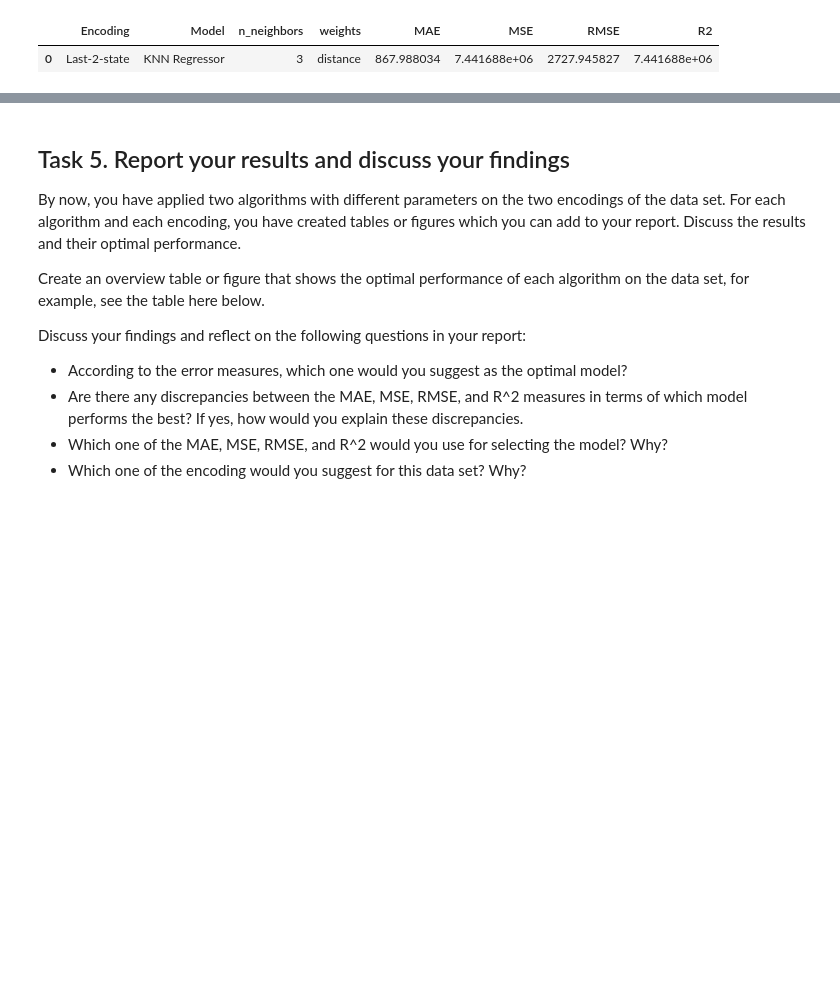
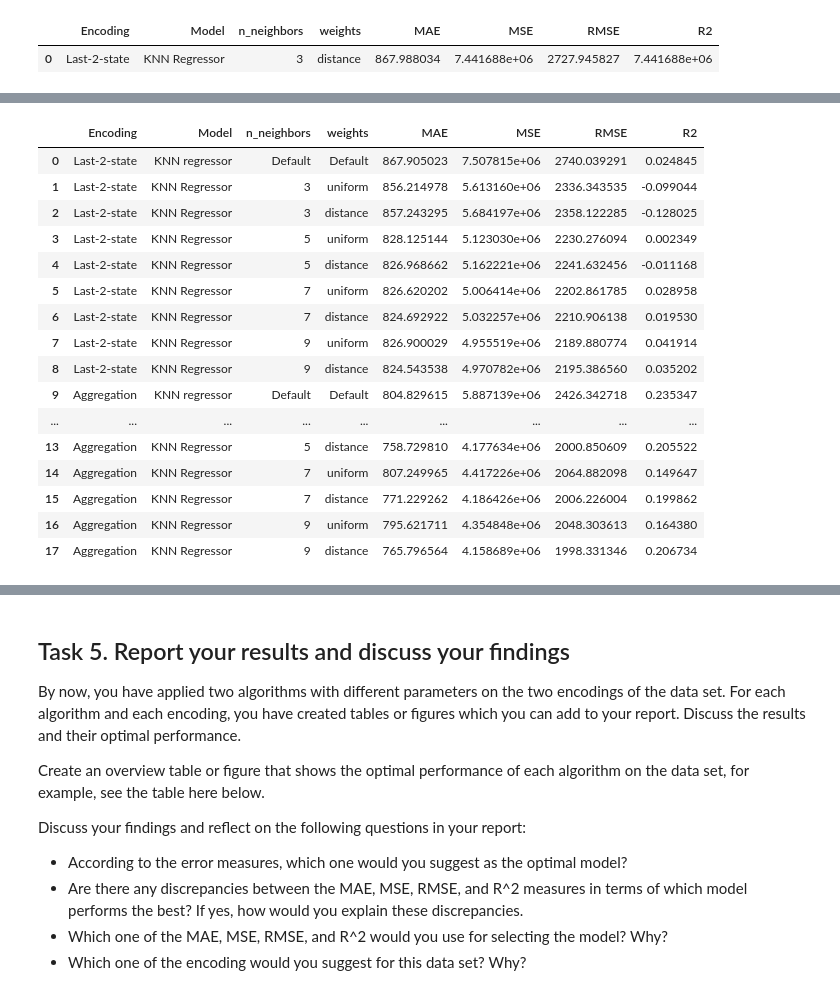
Before and after one commit to MacSuperior/APML-2, a Jupyter notebook: daniel-exploration2.ipynb, the cells around one changed output, grey strips where cells are left out. Cells and saved outputs as stored; diff of their text form; code cells hidden in the pictures; blank space fills up the shorter version.

```diff
--- a/daniel-exploration2.ipynb
+++ b/daniel-exploration2.ipynb
@@ -125,3 +126,0 @@ for column in data_sepsis:
-# %%
-for column in data_sepsis.columns:
-    print(data_sepsis[column].value_counts())
@@ -174,0 +242,12 @@ Try to find out what factors seem to determine whether an instance is an outlier
+# %%
+# Question 1: medical guidelines There are two time rules specified by the sepsis guideline:
+# 1. between ER Sepsis Triage and IV Antibiotics should be less than 1 hour,
+# 2. between ER Sepsis Triage and LacticAcid should be less than 3 hours.
+
+# PER CASE ID : CHECK HOE GROOT GEM. TIJD IS TUSSEN ER SEPSIS TRIAGE / LACTICACID
+
+data_sepsis['Complete Timestamp'] = pd.to_datetime(data_sepsis['Complete Timestamp'])
+
+grouped = data_sepsis.groupby("Case ID").apply(lambda x: (x.loc[x["Activity"] == "LacticAcid"]["Complete Timestamp"] - x.loc[x["Activity"] == "ER Sepsis Triage"]["Complete Timestamp"]).dt.seconds)
+
+pd.DataFrame(grouped)
@@ -318,17 +446,10 @@ data_Sepsis_ls
 # %%
+# TODO: Implement the function that returns the aggregated state encoding of a log
+target_columns = ['act_CRP', 'act_ER Registration', 'act_ER Sepsis Triage', 'act_ER Triage', 'act_LacticAcid', 'act_Leucocytes']
 
-# TODO: Implement the function that returns the aggregated state encoding of a log
-_data = data_sepsis
-df_grouped = data_sepsis.groupby(by = "Case ID")
-df_actdummies = pd.get_dummies(df_grouped[['Case ID', "Activity", 'remtime']], prefix='act', columns=["Activity"])
-
-target_columns = ['act_CRP', 'act_ER Registration', 'act_ER Sepsis Triage', 'act_ER Triage', 'act_LacticAcid', 'act_Leucocytes']
-new_columns = ['cumact_CRP', 'cumact_ER Registration', 'cumact_ER Sepsis Triage', 'cumact_ER Triage', 'cumact_LacticAcid', 'cumact_Leucocytes']
-
-def agg_state_encoding(_data):
-    df_aggstate = _data.copy()
-    df_aggstate[new_columns] = _data.groupby(by='Case ID')[target_columns].cumsum()
-    df_aggstate.drop(columns=target_columns, inplace=True)
+def agg_state_encoding(_data: pd.DataFrame):
+    df_aggstate = pd.get_dummies(_data, prefix='act', columns=["Activity"])
+    df_aggstate[target_columns] = df_aggstate.groupby(by='Case ID')[target_columns].cumsum()
 
     return(df_aggstate)
 
@@ -594,12 +735,11 @@ optimal_results
 # TODO: repeat the above steps for *data_Sepsis_ag*
 
 # Preprocessing for KNN
-# One-hot encoding the last-2-state encoded data
 
-ohe_cols = ["prev_activity", "prev_2_activity", "Activity", "org:group", "Diagnose"] # ANDERE COLS ##########
+ohe_cols = ["org:group", "Diagnose"]
 encoded_ag_sepsis = pd.get_dummies(data_Sepsis_ag, columns = ohe_cols)
 for column in encoded_ag_sepsis:
     encoded_ag_sepsis[column].replace({True: 1, "True": 1, False: 0, "False": 0, 'missing': np.nan}, inplace=True)
 
-# KNN can not handle NaN, so we drop NaN values
+# KNN can not handle NaN, so we drop groups with NaN values
 encoded_ag_sepsis = encoded_ag_sepsis.dropna()
@@ -679,0 +827,20 @@ for score in knr_scoring:
+# %%
+knr_results
+# %% [output]
+|  | Encoding | Model | n_neighbors | weights | MAE | MSE | RMSE | R2 |
+| 0 | Last-2-state | KNN regressor | Default | Default | 867.905023 | 7.507815e+06 | 2740.039291 | 0.024845 |
+| 1 | Last-2-state | KNN Regressor | 3 | uniform | 856.214978 | 5.613160e+06 | 2336.343535 | -0.099044 |
+| 2 | Last-2-state | KNN Regressor | 3 | distance | 857.243295 | 5.684197e+06 | 2358.122285 | -0.128025 |
+| 3 | Last-2-state | KNN Regressor | 5 | uniform | 828.125144 | 5.123030e+06 | 2230.276094 | 0.002349 |
+| 4 | Last-2-state | KNN Regressor | 5 | distance | 826.968662 | 5.162221e+06 | 2241.632456 | -0.011168 |
+| 5 | Last-2-state | KNN Regressor | 7 | uniform | 826.620202 | 5.006414e+06 | 2202.861785 | 0.028958 |
+| 6 | Last-2-state | KNN Regressor | 7 | distance | 824.692922 | 5.032257e+06 | 2210.906138 | 0.019530 |
+| 7 | Last-2-state | KNN Regressor | 9 | uniform | 826.900029 | 4.955519e+06 | 2189.880774 | 0.041914 |
+| 8 | Last-2-state | KNN Regressor | 9 | distance | 824.543538 | 4.970782e+06 | 2195.386560 | 0.035202 |
+| 9 | Aggregation | KNN regressor | Default | Default | 804.829615 | 5.887139e+06 | 2426.342718 | 0.235347 |
+| ... | ... | ... | ... | ... | ... | ... | ... | ... |
+| 13 | Aggregation | KNN Regressor | 5 | distance | 758.729810 | 4.177634e+06 | 2000.850609 | 0.205522 |
+| 14 | Aggregation | KNN Regressor | 7 | uniform | 807.249965 | 4.417226e+06 | 2064.882098 | 0.149647 |
+| 15 | Aggregation | KNN Regressor | 7 | distance | 771.229262 | 4.186426e+06 | 2006.226004 | 0.199862 |
+| 16 | Aggregation | KNN Regressor | 9 | uniform | 795.621711 | 4.354848e+06 | 2048.303613 | 0.164380 |
+| 17 | Aggregation | KNN Regressor | 9 | distance | 765.796564 | 4.158689e+06 | 1998.331346 | 0.206734 |
```
Also changed, not shown: parts of 31 cells of this notebook, 1 other file.
